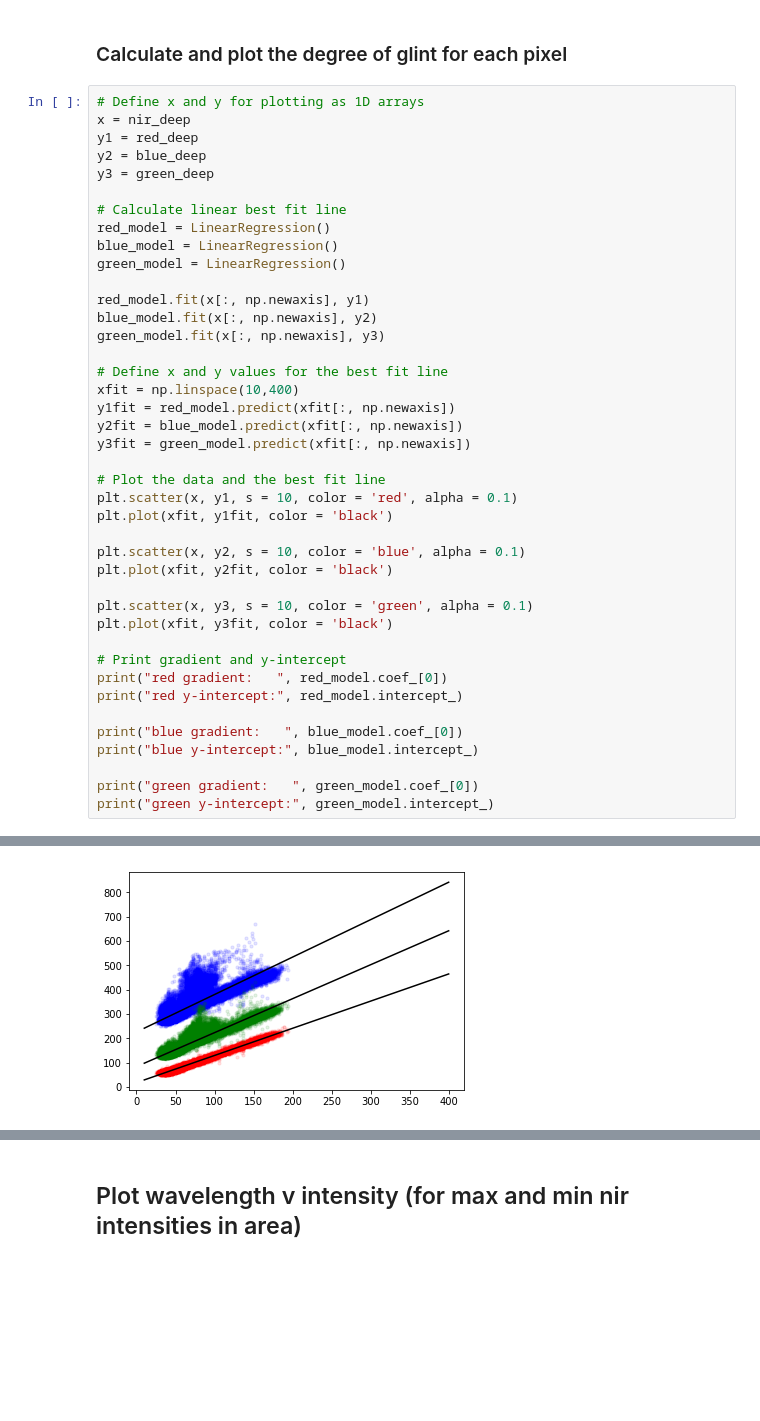
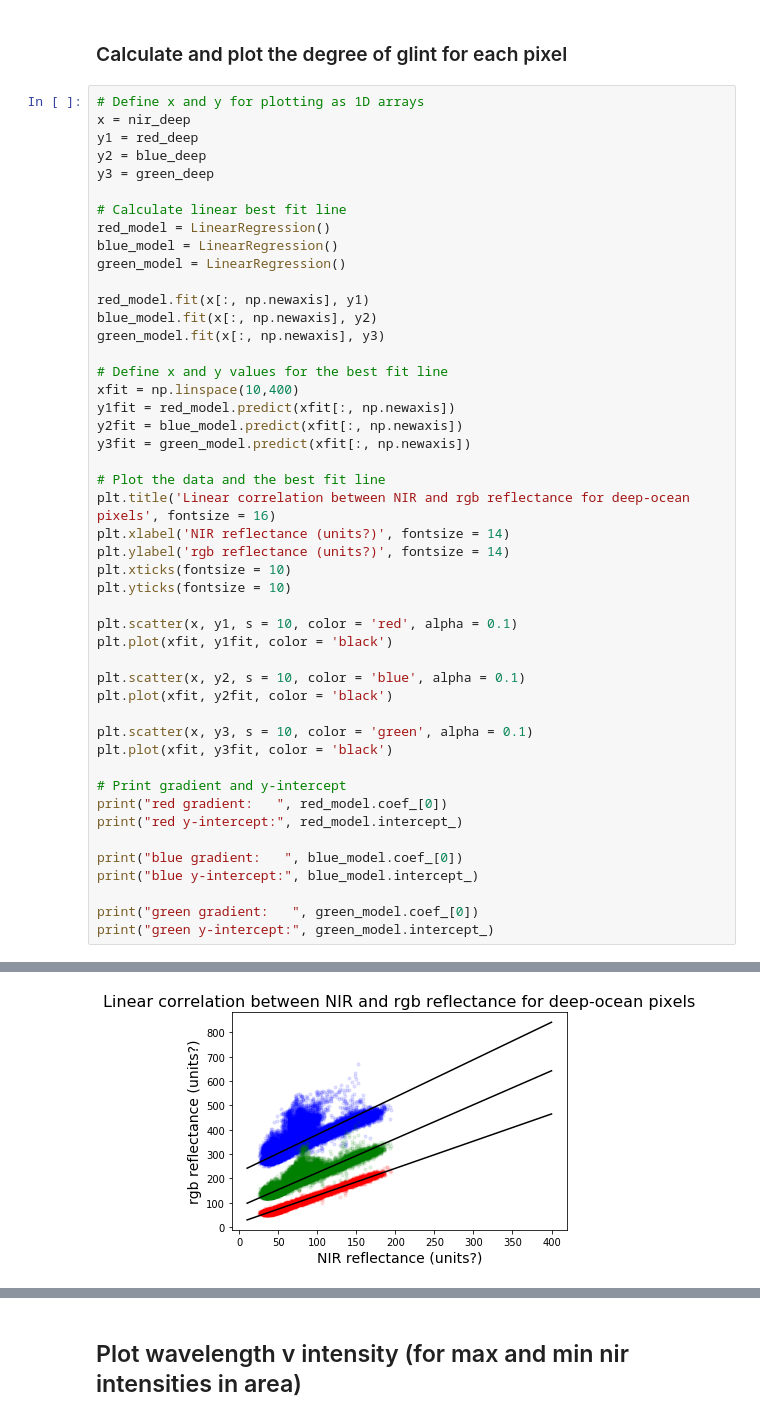
Before and after one commit to taslandcover/dea-notebooks, a Jupyter notebook: Glint/Sun_glint_correction_v2.ipynb, the cells around one changed output, grey strips where cells are left out. Saved outputs shown, nothing was run; the diff lists cells and outputs as text; blank space fills up the shorter version.

```diff
--- a/Glint/Sun_glint_correction_v2.ipynb
+++ b/Glint/Sun_glint_correction_v2.ipynb
@@ -592,32 +591,38 @@ xfit = np.linspace(10,400)
 y1fit = red_model.predict(xfit[:, np.newaxis])
 y2fit = blue_model.predict(xfit[:, np.newaxis])
 y3fit = green_model.predict(xfit[:, np.newaxis])
 
 # Plot the data and the best fit line
+plt.title('Linear correlation between NIR and rgb reflectance for deep-ocean pixels', fontsize = 16)
+plt.xlabel('NIR reflectance (units?)', fontsize = 14)
+plt.ylabel('rgb reflectance (units?)', fontsize = 14)
+plt.xticks(fontsize = 10)
+plt.yticks(fontsize = 10)
+
 plt.scatter(x, y1, s = 10, color = 'red', alpha = 0.1)
 plt.plot(xfit, y1fit, color = 'black')
 
 plt.scatter(x, y2, s = 10, color = 'blue', alpha = 0.1)
 plt.plot(xfit, y2fit, color = 'black')
 
 plt.scatter(x, y3, s = 10, color = 'green', alpha = 0.1)
 plt.plot(xfit, y3fit, color = 'black')
 
 # Print gradient and y-intercept
 print("red gradient:   ", red_model.coef_[0])
 print("red y-intercept:", red_model.intercept_)
 
 print("blue gradient:   ", blue_model.coef_[0])
 print("blue y-intercept:", blue_model.intercept_)
 
 print("green gradient:   ", green_model.coef_[0])
 print("green y-intercept:", green_model.intercept_)
 # %% [output]
 red gradient:    1.116125534321218
 red y-intercept: 18.330520893517644
 blue gradient:    1.5374518523080332
 blue y-intercept: 226.5770024491054
 green gradient:    1.3948402440503453
 green y-intercept: 84.21776652387442
-[figure, old version]
+[figure, new version]
 # %% [markdown]
```
Also changed, not shown: parts of 10 cells of this notebook.
